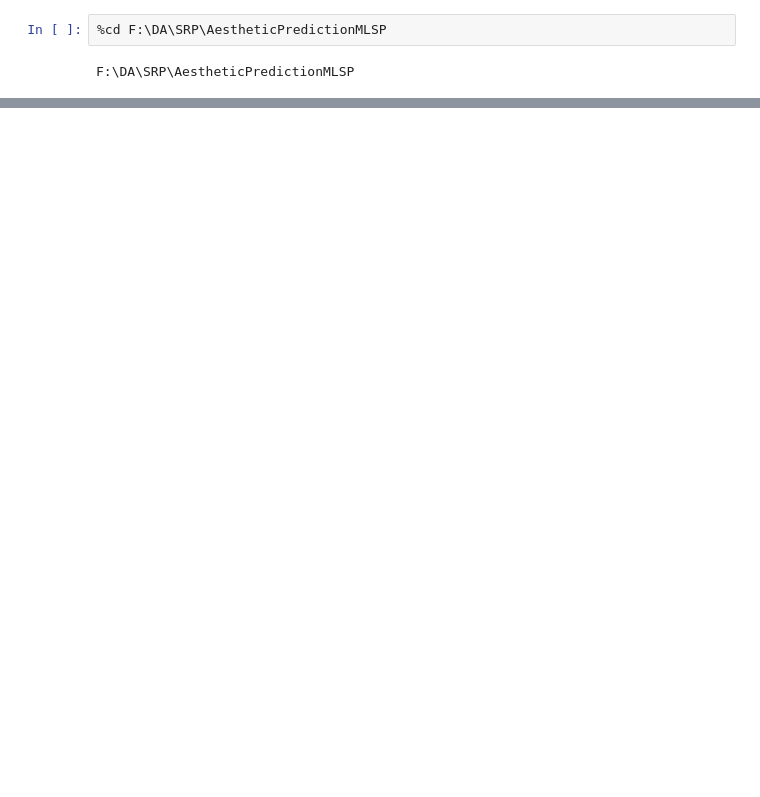
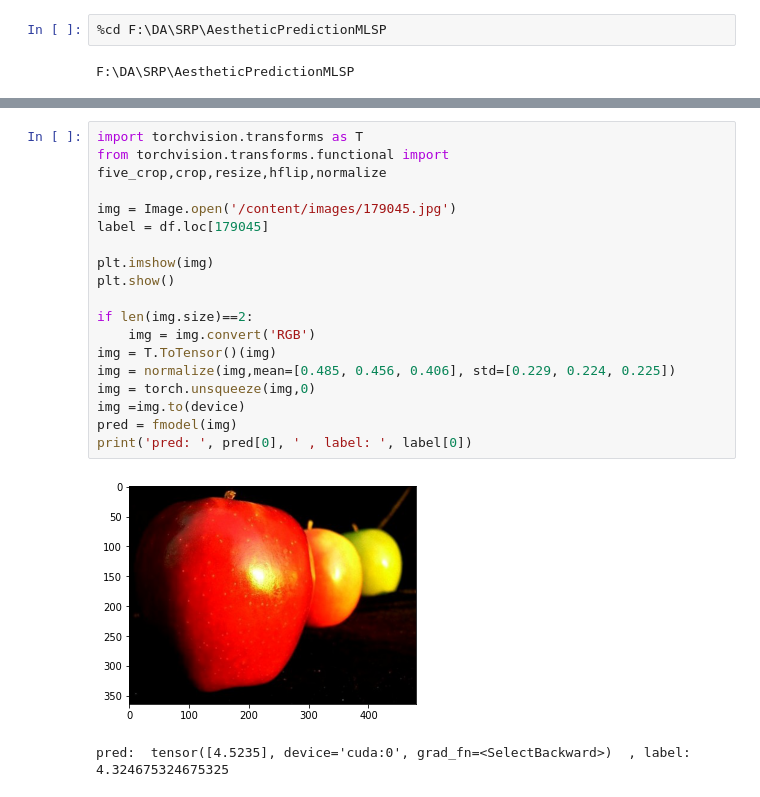
Before and after one commit to khiemkhanh98/AestheticPredictionMLSP, a Jupyter notebook: test.ipynb, the cells around one changed output, grey strips where cells are left out. Cells and saved outputs as stored; diff of their text form; blank space fills up the shorter version.

```diff
--- a/test.ipynb
+++ b/test.ipynb
@@ -131,0 +184,21 @@ F:\DA\SRP\AestheticPredictionMLSP
+# %%
+import torchvision.transforms as T
+from torchvision.transforms.functional import five_crop,crop,resize,hflip,normalize
+
+img = Image.open('/content/images/179045.jpg')
+label = df.loc[179045]
+
+plt.imshow(img)
+plt.show()
+
+if len(img.size)==2:
+    img = img.convert('RGB')
+img = T.ToTensor()(img)
+img = normalize(img,mean=[0.485, 0.456, 0.406], std=[0.229, 0.224, 0.225])
+img = torch.unsqueeze(img,0)
+img =img.to(device)
+pred = fmodel(img)
+print('pred: ', pred[0], ' , label: ', label[0])
+# %% [output]
+[figure, added]
+pred:  tensor([4.5235], device='cuda:0', grad_fn=<SelectBackward>)  , label:  4.324675324675325
```
Also changed, not shown: parts of 21 cells of this notebook, 20 other files.
